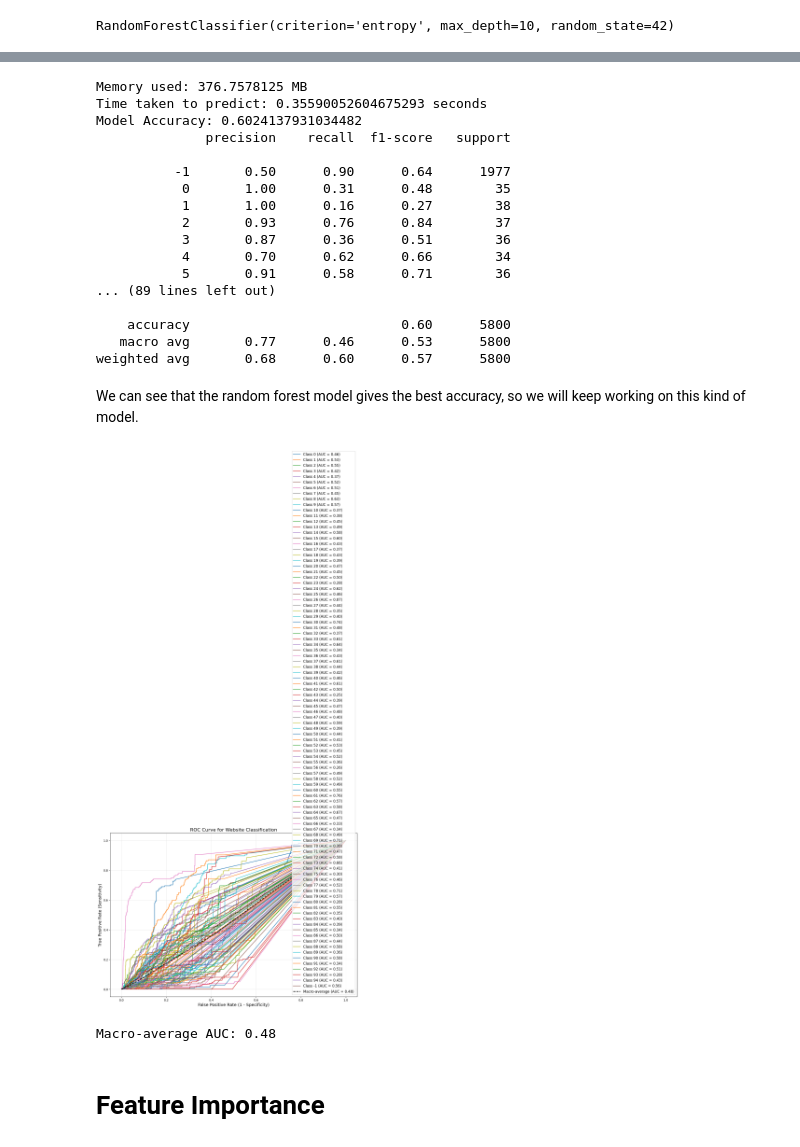
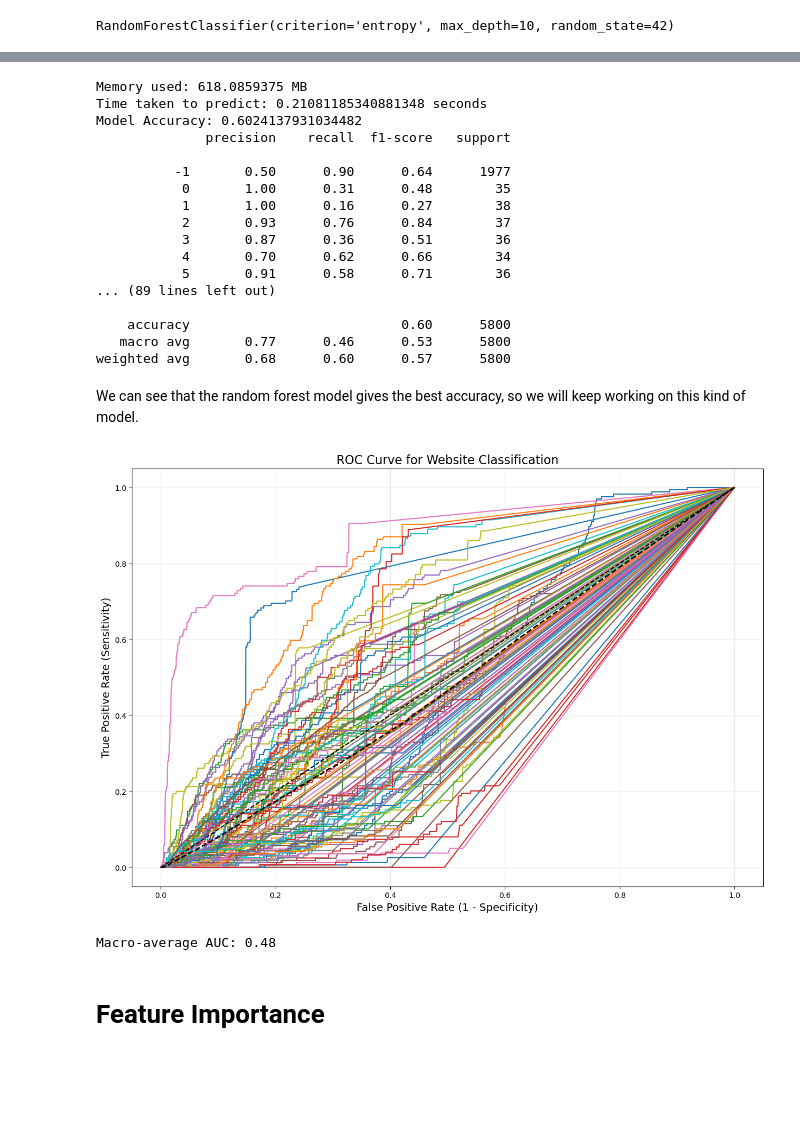
Before and after one commit to BettinaTee03/Machine-Learning-Group-Project, a Jupyter notebook: openworld_multiclass.ipynb, the cells around one changed output, grey strips where cells are left out. Drawn from its saved outputs; the diff is of its cells as text; code cells hidden in the pictures; blank space fills up the shorter version.

```diff
--- a/openworld_multiclass.ipynb
+++ b/openworld_multiclass.ipynb
@@ -36,7 +33,7 @@ If you are using local, run this block
 # Load the pickle file
 print("Loading datafile...")
 # change this directory to the directory where mon_standard.pkl is stored on your local machine
-file_path = r'C:\Users\Renyu\OneDrive\Desktop\neurotic_networkers\datasets\extracted_features.pkl' # Jordans local path
+file_path = r'C:\EWHA\Term 2\Machine Learning\pro\neurotic_networkers\extracted_features.pkl' # Jordans local path
 with open(file_path, 'rb') as f: # Path to extracted_features.pkl in Colab
     extracted_df = pickle.load(f)
 print ("Data loaded")
@@ -261,8 +258,8 @@ print("Time taken to predict:", time_taken_all_features_test, "seconds")
 print("Model Accuracy:", accuracy_score(y_initial_test, y_initial_test_pred))
 print(classification_report(y_initial_test, y_initial_test_pred))
 # %% [output]
-Memory used: 376.7578125 MB
-Time taken to predict: 0.35590052604675293 seconds
+Memory used: 618.0859375 MB
+Time taken to predict: 0.21081185340881348 seconds
 Model Accuracy: 0.6024137931034482
               precision    recall  f1-score   support
 
@@ -319,35 +316,34 @@ all_fpr = np.unique(np.concatenate([fpr_dict[i] for i in range(len(classes))]))
 mean_tpr = np.zeros_like(all_fpr)
 for i in range(len(classes)):
     mean_tpr += np.interp(all_fpr, fpr_dict[i], tpr_dict[i])
 
 # Average the TPR
 mean_tpr /= len(classes)
 
 # Compute macro-average AUC
 macro_roc_auc = auc(all_fpr, mean_tpr)
 
 # Plot macro-average ROC curve
 plt.plot(
     all_fpr, mean_tpr,
     color='black',
     linestyle='--',
     linewidth=2,
     label=f'Macro-average (AUC = {macro_roc_auc:.2f})'
 )
 
 # Add plot details
 plt.plot([0, 1], [0, 1], 'k--')  # Diagonal line
 plt.title('ROC Curve for Website Classification', fontsize=16)
 plt.xlabel('False Positive Rate (1 - Specificity)', fontsize=14)
 plt.ylabel('True Positive Rate (Sensitivity)', fontsize=14)
-plt.legend(loc='lower right', fontsize=12)
 plt.grid(alpha=0.3)
 plt.show()
 
 # Optional: Print macro-average AUC
 print(f"Macro-average AUC: {macro_roc_auc:.2f}")
 # %% [output]
-[figure, old version]
+[figure, new version]
 Macro-average AUC: 0.48
 # %% [markdown]
 # Feature Importance
```
Also changed, not shown: parts of 9 cells of this notebook, 2 other files.
